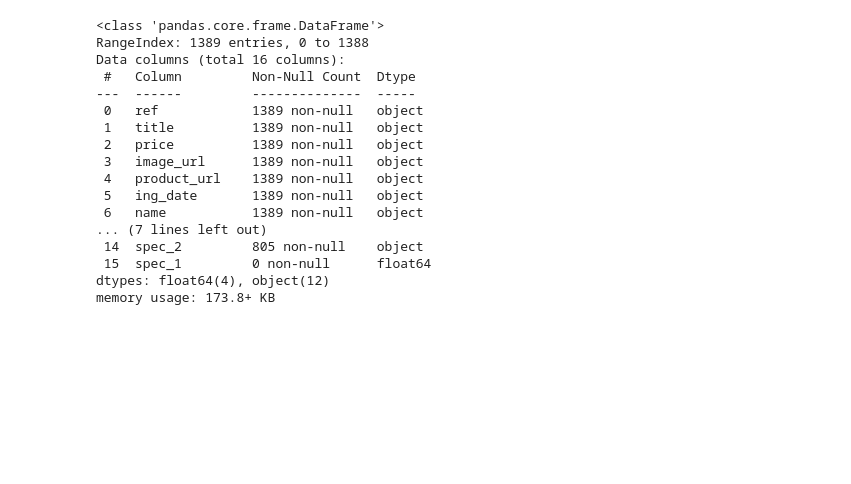
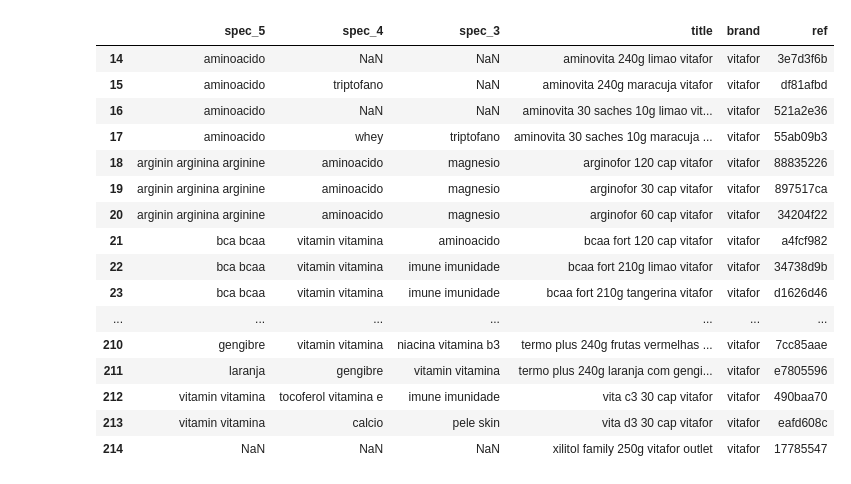
Before and after one commit to GustavoFortti/dataindex-crw, a Jupyter notebook: notebooks/teste_novo_dry.ipynb, the cells around one changed output. Drawn from its saved outputs; the diff is of its cells as text; code cells hidden in the pictures; blank space fills up the shorter version.

```diff
--- a/notebooks/teste_novo_dry.ipynb
+++ b/notebooks/teste_novo_dry.ipynb
@@ -12,20 +31,23 @@ df = get_all_origins()
-# %%
-df.info()
-# %% [output]
-<class 'pandas.core.frame.DataFrame'>
-RangeIndex: 1389 entries, 0 to 1388
-Data columns (total 16 columns):
- #   Column         Non-Null Count  Dtype
----  ------         --------------  -----
- 0   ref            1389 non-null   object
- 1   title          1389 non-null   object
- 2   price          1389 non-null   object
- 3   image_url      1389 non-null   object
- 4   product_url    1389 non-null   object
- 5   ing_date       1389 non-null   object
- 6   name           1389 non-null   object
-... (7 lines left out)
- 14  spec_2         805 non-null    object
- 15  spec_1         0 non-null      float64
-dtypes: float64(4), object(12)
-memory usage: 173.8+ KB
+# %%
+import pandas as pd
+
+cols = ['spec_5','spec_4','spec_3', 'title', 'brand', 'ref']
+df[df['brand'] == 'vitafor'][cols]
+# %% [output]
+|  | spec_5 | spec_4 | spec_3 | title | brand | ref |
+| 14 | aminoacido | NaN | NaN | aminovita 240g limao vitafor | vitafor | 3e7d3f6b |
+| 15 | aminoacido | triptofano | NaN | aminovita 240g maracuja vitafor | vitafor | df81afbd |
+| 16 | aminoacido | NaN | NaN | aminovita 30 saches 10g limao vit... | vitafor | 521a2e36 |
+| 17 | aminoacido | whey | triptofano | aminovita 30 saches 10g maracuja ... | vitafor | 55ab09b3 |
+| 18 | arginin arginina arginine | aminoacido | magnesio | arginofor 120 cap vitafor | vitafor | 88835226 |
+| 19 | arginin arginina arginine | aminoacido | magnesio | arginofor 30 cap vitafor | vitafor | 897517ca |
+| 20 | arginin arginina arginine | aminoacido | magnesio | arginofor 60 cap vitafor | vitafor | 34204f22 |
+| 21 | bca bcaa | vitamin vitamina | aminoacido | bcaa fort 120 cap vitafor | vitafor | a4fcf982 |
+| 22 | bca bcaa | vitamin vitamina | imune imunidade | bcaa fort 210g limao vitafor | vitafor | 34738d9b |
+| 23 | bca bcaa | vitamin vitamina | imune imunidade | bcaa fort 210g tangerina vitafor | vitafor | d1626d46 |
+| ... | ... | ... | ... | ... | ... | ... |
+| 210 | gengibre | vitamin vitamina | niacina vitamina b3 | termo plus 240g frutas vermelhas ... | vitafor | 7cc85aae |
+| 211 | laranja | gengibre | vitamin vitamina | termo plus 240g laranja com gengi... | vitafor | e7805596 |
+| 212 | vitamin vitamina | tocoferol vitamina e | imune imunidade | vita c3 30 cap vitafor | vitafor | 490baa70 |
+| 213 | vitamin vitamina | calcio | pele skin | vita d3 30 cap vitafor | vitafor | eafd608c |
+| 214 | NaN | NaN | NaN | xilitol family 250g vitafor outlet | vitafor | 17785547 |
```
Also changed, not shown: parts of 1 cell of this notebook, 51 other files.
